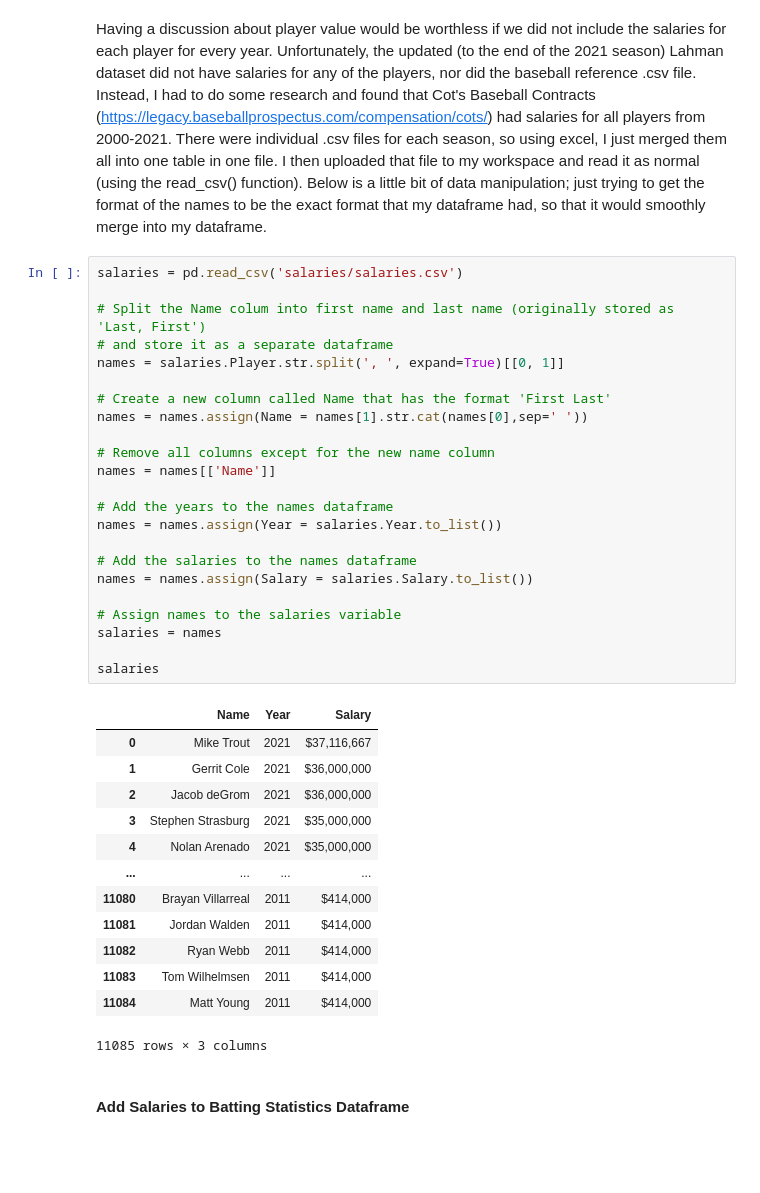
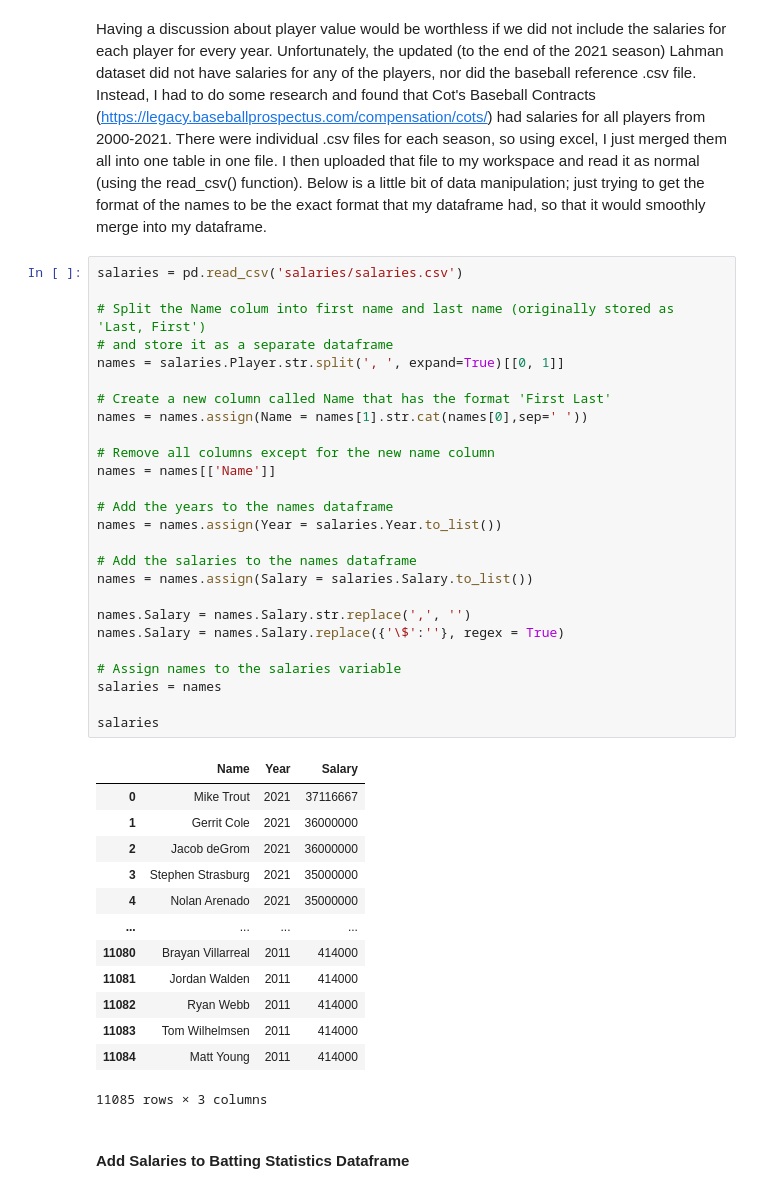
Before and after one commit to cjemm10/cjemm10, a Jupyter notebook: index.ipynb, the cells around one changed output. Cells and saved outputs as stored; diff of their text form; blank space fills up the shorter version.

```diff
--- a/index.ipynb
+++ b/index.ipynb
@@ -135,39 +135,42 @@ Having a discussion about player value would be worthless if we did not include
 # %%
 salaries = pd.read_csv('salaries/salaries.csv')
 
 # Split the Name colum into first name and last name (originally stored as 'Last, First')
 # and store it as a separate dataframe
 names = salaries.Player.str.split(', ', expand=True)[[0, 1]]
 
 # Create a new column called Name that has the format 'First Last'
 names = names.assign(Name = names[1].str.cat(names[0],sep=' '))
 
 # Remove all columns except for the new name column
 names = names[['Name']]
 
 # Add the years to the names dataframe
 names = names.assign(Year = salaries.Year.to_list())
 
 # Add the salaries to the names dataframe
 names = names.assign(Salary = salaries.Salary.to_list())
 
+names.Salary = names.Salary.str.replace(',', '')
+names.Salary = names.Salary.replace({'\$':''}, regex = True)
+
 # Assign names to the salaries variable
 salaries = names
 
 salaries
 # %% [output]
 |  | Name | Year | Salary |
-| 0 | Mike Trout | 2021 | $37,116,667 |
-| 1 | Gerrit Cole | 2021 | $36,000,000 |
-| 2 | Jacob deGrom | 2021 | $36,000,000 |
-| 3 | Stephen Strasburg | 2021 | $35,000,000 |
-| 4 | Nolan Arenado | 2021 | $35,000,000 |
+| 0 | Mike Trout | 2021 | 37116667 |
+| 1 | Gerrit Cole | 2021 | 36000000 |
+| 2 | Jacob deGrom | 2021 | 36000000 |
+| 3 | Stephen Strasburg | 2021 | 35000000 |
+| 4 | Nolan Arenado | 2021 | 35000000 |
 | ... | ... | ... | ... |
-| 11080 | Brayan Villarreal | 2011 | $414,000 |
-| 11081 | Jordan Walden | 2011 | $414,000 |
-| 11082 | Ryan Webb | 2011 | $414,000 |
-| 11083 | Tom Wilhelmsen | 2011 | $414,000 |
-| 11084 | Matt Young | 2011 | $414,000 |
+| 11080 | Brayan Villarreal | 2011 | 414000 |
+| 11081 | Jordan Walden | 2011 | 414000 |
+| 11082 | Ryan Webb | 2011 | 414000 |
+| 11083 | Tom Wilhelmsen | 2011 | 414000 |
+| 11084 | Matt Young | 2011 | 414000 |
 11085 rows × 3 columns
 # %% [markdown]
 #### Add Salaries to Batting Statistics Dataframe
```
Also changed, not shown: parts of 11 cells of this notebook.
